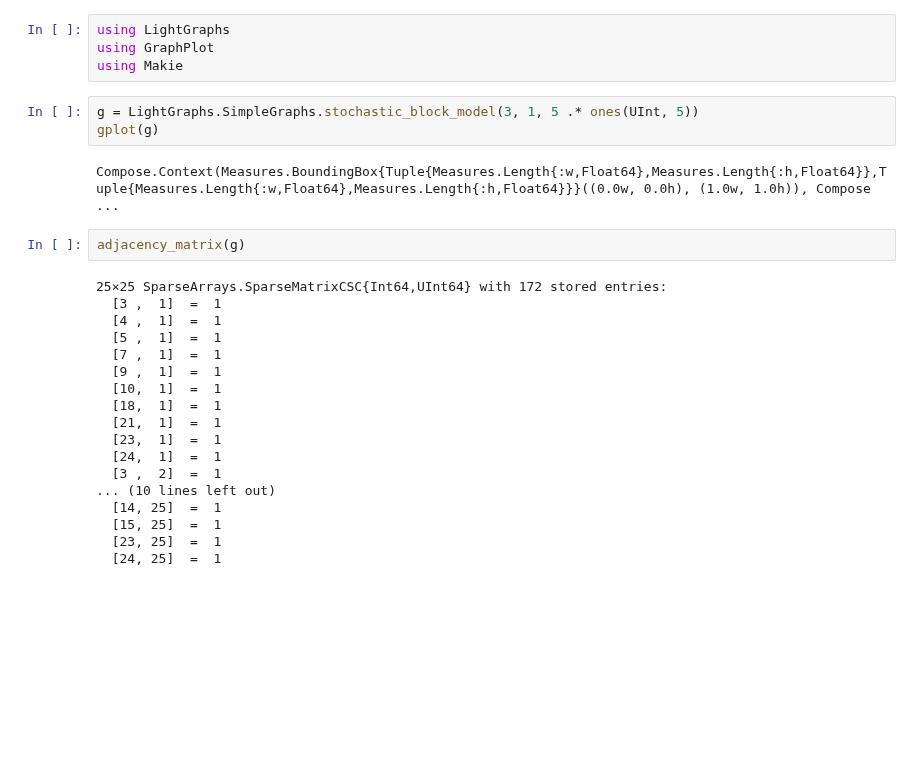
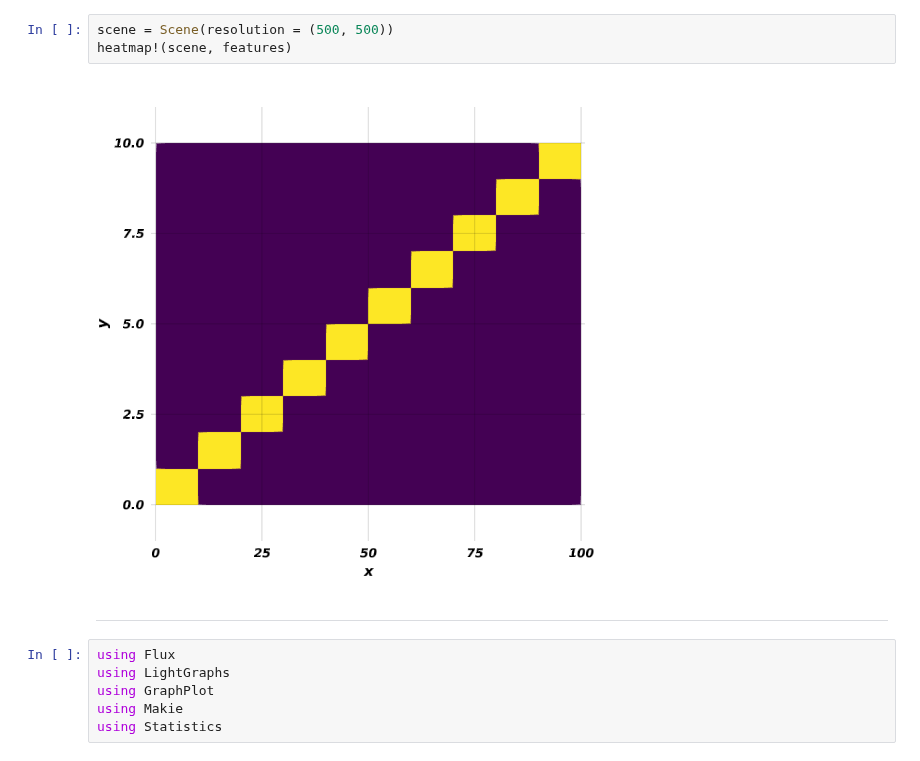
Before and after one commit to ixxi-dante/an2vec, a Jupyter notebook: julia/scratchpad.ipynb, the cells around one changed output. Saved outputs shown, nothing was run; the diff lists cells and outputs as text; blank space fills up the shorter version.

```diff
--- a/julia/scratchpad.ipynb
+++ b/julia/scratchpad.ipynb
@@ -1,29 +80,13 @@
+# %%
+scene = Scene(resolution = (500, 500))
+heatmap!(scene, features)
+# %% [output]
+[figure, added]
+# %% [markdown]
+---
 # %%
+using Flux
 using LightGraphs
 using GraphPlot
 using Makie
+using Statistics
-# %%
-g = LightGraphs.SimpleGraphs.stochastic_block_model(3, 1, 5 .* ones(UInt, 5))
-gplot(g)
-# %% [output]
-Compose.Context(Measures.BoundingBox{Tuple{Measures.Length{:w,Float64},Measures.Length{:h,Float64}},Tuple{Measures.Length{:w,Float64},Measures.Length{:h,Float64}}}((0.0w, 0.0h), (1.0w, 1.0h)), Compose ...
-# %%
-adjacency_matrix(g)
-# %% [output]
-25×25 SparseArrays.SparseMatrixCSC{Int64,UInt64} with 172 stored entries:
-  [3 ,  1]  =  1
-  [4 ,  1]  =  1
-  [5 ,  1]  =  1
-  [7 ,  1]  =  1
-  [9 ,  1]  =  1
-  [10,  1]  =  1
-  [18,  1]  =  1
-  [21,  1]  =  1
-  [23,  1]  =  1
-  [24,  1]  =  1
-  [3 ,  2]  =  1
-... (10 lines left out)
-  [14, 25]  =  1
-  [15, 25]  =  1
-  [23, 25]  =  1
-  [24, 25]  =  1
```
Also changed, not shown: parts of 22 cells of this notebook.
